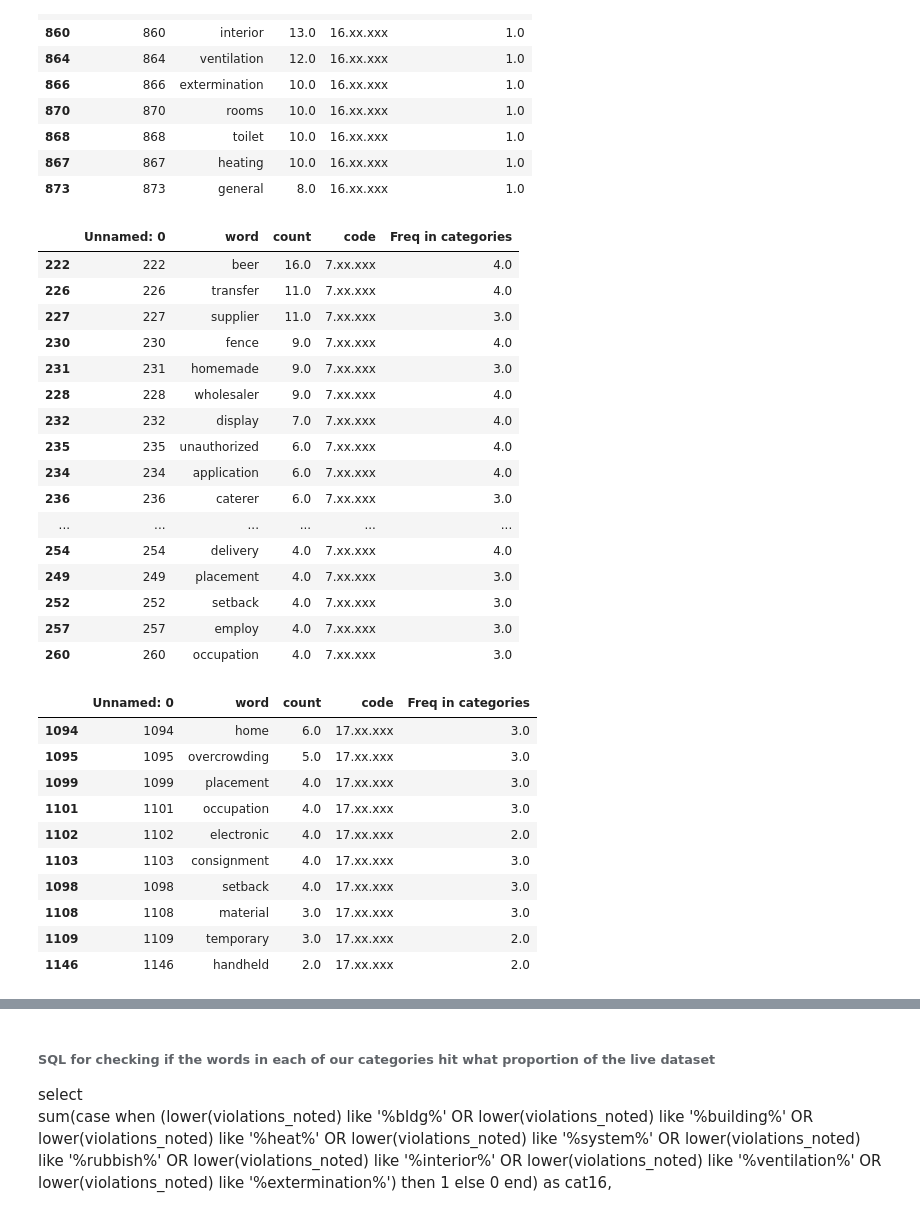
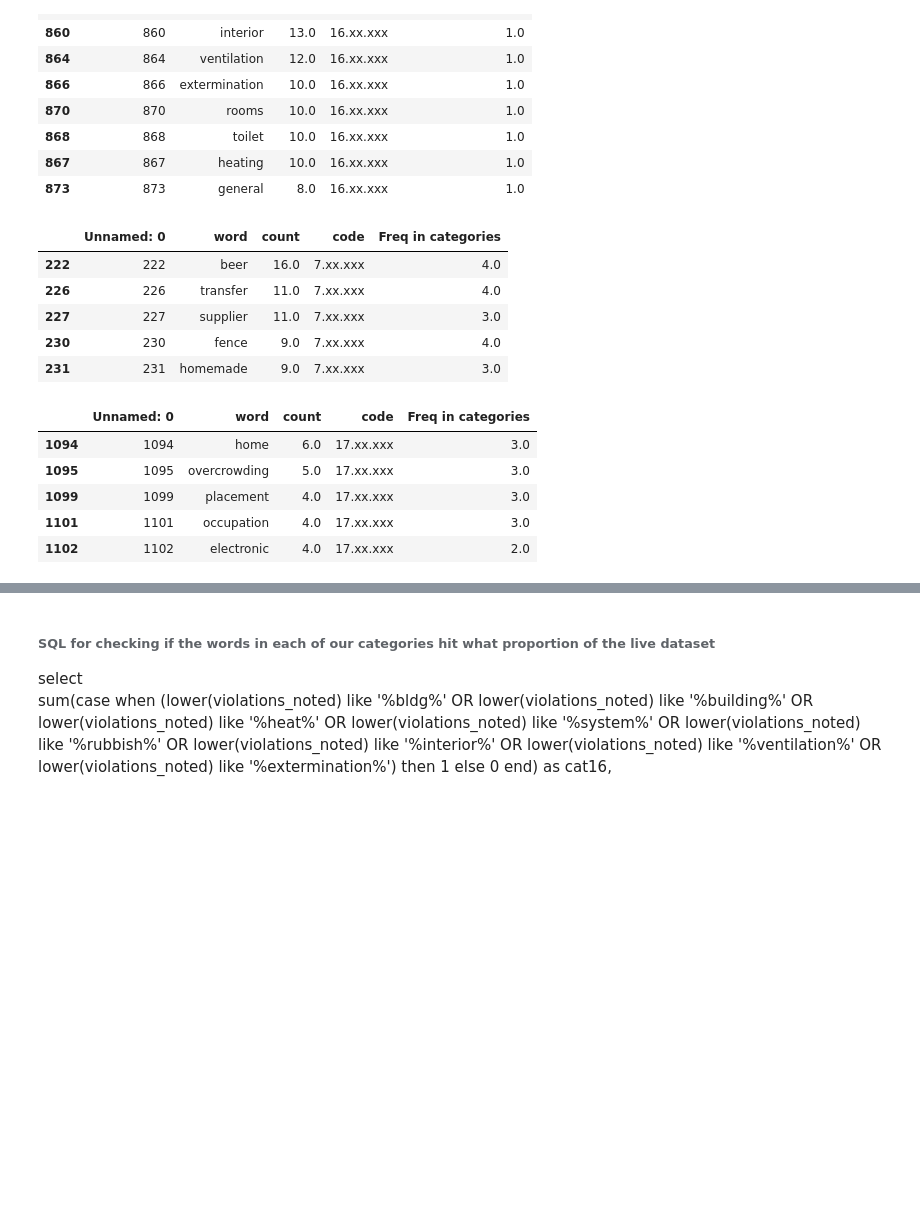
Before and after one commit to shrutijalewar/data-question-2-xtreme-united, a Jupyter notebook: data-ques-2.ipynb, the cells around one changed output, grey strips where cells are left out. Drawn from its saved outputs; the diff is of its cells as text; code cells hidden in the pictures; blank space fills up the shorter version.

```diff
--- a/data-ques-2.ipynb
+++ b/data-ques-2.ipynb
@@ -355,33 +250,22 @@ word_df_16.sort_values('count', ascending = False).head(10)
 # %%
 word_df_7 = word_df.loc[word_df['code']=='7.xx.xxx'].sort_values('Freq in categories', ascending = False)
 word_df_7 = word_df_7.loc[word_df['Freq in categories'] < 5]
 # word_df_7 = word_df_7.loc[word_df['count']>5]
 # cat_7_stockwords =
-word_df_7.sort_values('count', ascending = False).head(20)
+word_df_7.sort_values('count', ascending = False).head()
 # %% [output]
 |  | Unnamed: 0 | word | count | code | Freq in categories |
 | 222 | 222 | beer | 16.0 | 7.xx.xxx | 4.0 |
 | 226 | 226 | transfer | 11.0 | 7.xx.xxx | 4.0 |
 | 227 | 227 | supplier | 11.0 | 7.xx.xxx | 3.0 |
 | 230 | 230 | fence | 9.0 | 7.xx.xxx | 4.0 |
 | 231 | 231 | homemade | 9.0 | 7.xx.xxx | 3.0 |
-| 228 | 228 | wholesaler | 9.0 | 7.xx.xxx | 4.0 |
-| 232 | 232 | display | 7.0 | 7.xx.xxx | 4.0 |
-| 235 | 235 | unauthorized | 6.0 | 7.xx.xxx | 4.0 |
-| 234 | 234 | application | 6.0 | 7.xx.xxx | 4.0 |
-| 236 | 236 | caterer | 6.0 | 7.xx.xxx | 3.0 |
-| ... | ... | ... | ... | ... | ... |
-| 254 | 254 | delivery | 4.0 | 7.xx.xxx | 4.0 |
-| 249 | 249 | placement | 4.0 | 7.xx.xxx | 3.0 |
-| 252 | 252 | setback | 4.0 | 7.xx.xxx | 3.0 |
-| 257 | 257 | employ | 4.0 | 7.xx.xxx | 3.0 |
-| 260 | 260 | occupation | 4.0 | 7.xx.xxx | 3.0 |
 # %%
 word_df_17 = word_df.loc[word_df['code']=='17.xx.xxx'].sort_values('Freq in categories', ascending = False)
 word_df_17 = word_df_17.loc[word_df['Freq in categories'] < 4]
 # word_df_7 = word_df_7.loc[word_df['count']>5]
 # cat_7_stockwords =
-word_df_17.sort_values('count', ascending = False).head(10)
+word_df_17.sort_values('count', ascending = False).head(5)
 # %% [output]
 |  | Unnamed: 0 | word | count | code | Freq in categories |
 | 1094 | 1094 | home | 6.0 | 17.xx.xxx | 3.0 |
@@ -389,11 +273,6 @@ word_df_17.sort_values('count', ascending = False).head(10)
 | 1099 | 1099 | placement | 4.0 | 17.xx.xxx | 3.0 |
 | 1101 | 1101 | occupation | 4.0 | 17.xx.xxx | 3.0 |
 | 1102 | 1102 | electronic | 4.0 | 17.xx.xxx | 2.0 |
-| 1103 | 1103 | consignment | 4.0 | 17.xx.xxx | 3.0 |
-| 1098 | 1098 | setback | 4.0 | 17.xx.xxx | 3.0 |
-| 1108 | 1108 | material | 3.0 | 17.xx.xxx | 3.0 |
-| 1109 | 1109 | temporary | 3.0 | 17.xx.xxx | 2.0 |
-| 1146 | 1146 | handheld | 2.0 | 17.xx.xxx | 2.0 |
 # %%
 word_df_5 = word_df.loc[word_df['code']=='5.xx.xxx'].sort_values('Freq in categories', ascending = False)
 word_df_5 = word_df_5.loc[word_df['Freq in categories'] < 4]
```
Also changed, not shown: parts of 38 cells of this notebook.
